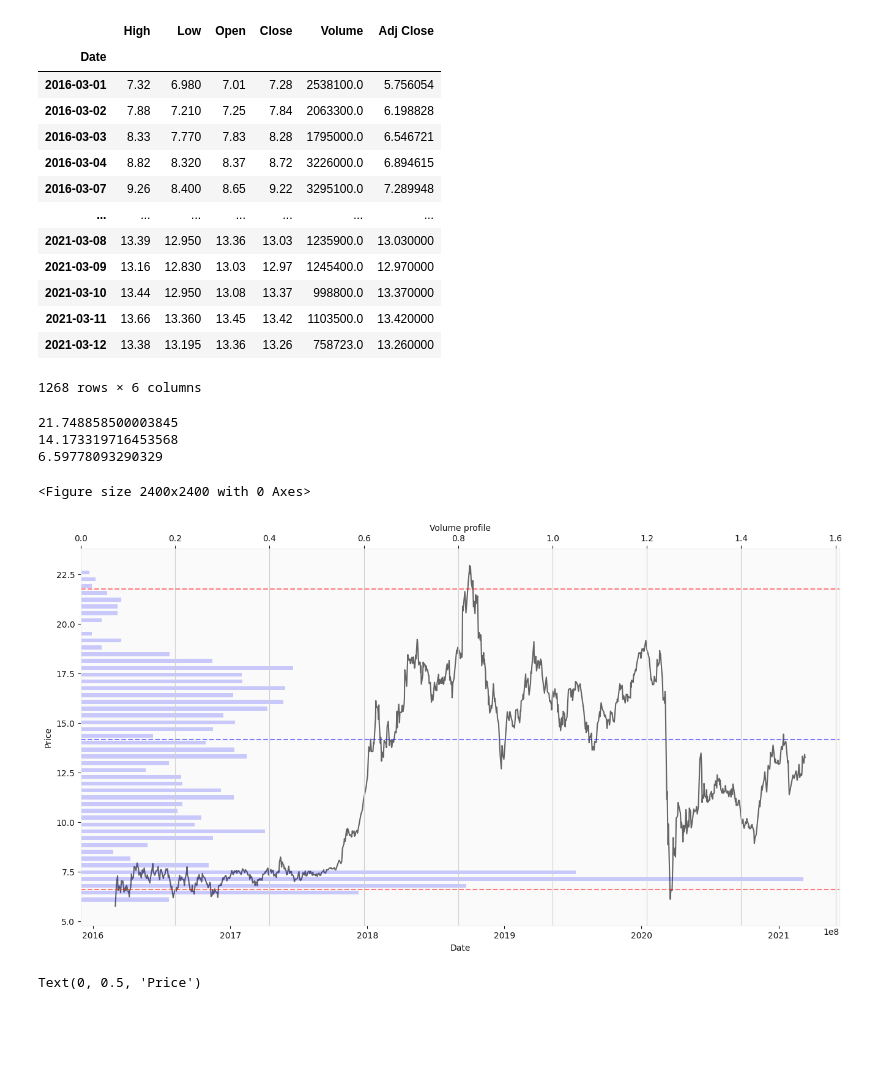
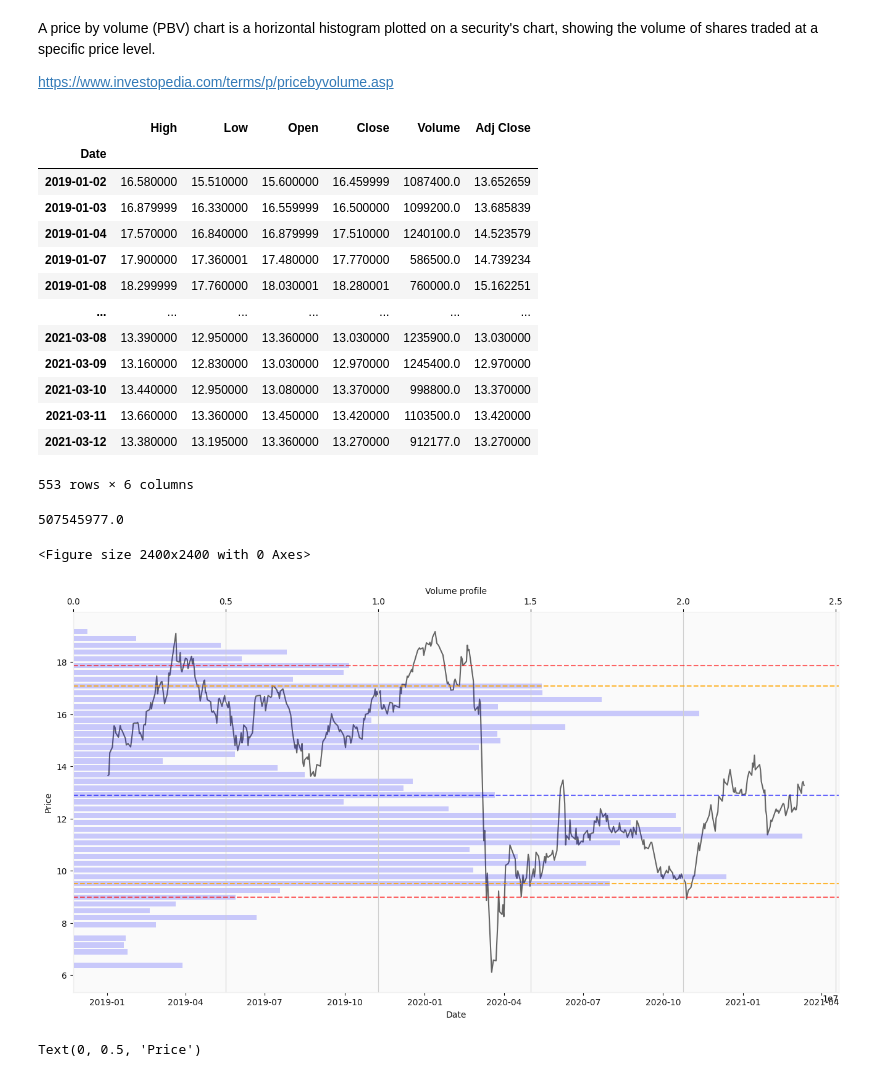
Before and after one commit to sergiocabrales/python, a Jupyter notebook: PricebyVolume.ipynb, the cells around one changed output. Cells and saved outputs as stored; diff of their text form; code cells hidden in the pictures; blank space fills up the shorter version.

```diff
--- a/PricebyVolume.ipynb
+++ b/PricebyVolume.ipynb
@@ -3,3 +5,7 @@
+# %% [markdown]
+A price by volume (PBV) chart is a horizontal histogram plotted on a security's chart, showing the volume of shares traded at a specific price level.
+
+https://www.investopedia.com/terms/p/pricebyvolume.asp
 # %%
 import pandas as pd
 import numpy as np
@@ -12,23 +18,23 @@ import datetime
 import matplotlib.pyplot as plt
 # %%
 # Get the stock quote
-df = web.DataReader('EC', data_source='yahoo',start='2016-03-01', end='2021-03-12')
+df = web.DataReader('EC', data_source='yahoo',start='2019-01-01', end='2021-03-12')
 df
 # %% [output]
 |  | High | Low | Open | Close | Volume | Adj Close |
 | Date |  |  |  |  |  |  |
-| 2016-03-01 | 7.32 | 6.980 | 7.01 | 7.28 | 2538100.0 | 5.756054 |
-| 2016-03-02 | 7.88 | 7.210 | 7.25 | 7.84 | 2063300.0 | 6.198828 |
-| 2016-03-03 | 8.33 | 7.770 | 7.83 | 8.28 | 1795000.0 | 6.546721 |
-| 2016-03-04 | 8.82 | 8.320 | 8.37 | 8.72 | 3226000.0 | 6.894615 |
-| 2016-03-07 | 9.26 | 8.400 | 8.65 | 9.22 | 3295100.0 | 7.289948 |
+| 2019-01-02 | 16.580000 | 15.510000 | 15.600000 | 16.459999 | 1087400.0 | 13.652659 |
+| 2019-01-03 | 16.879999 | 16.330000 | 16.559999 | 16.500000 | 1099200.0 | 13.685839 |
+| 2019-01-04 | 17.570000 | 16.840000 | 16.879999 | 17.510000 | 1240100.0 | 14.523579 |
+| 2019-01-07 | 17.900000 | 17.360001 | 17.480000 | 17.770000 | 586500.0 | 14.739234 |
+| 2019-01-08 | 18.299999 | 17.760000 | 18.030001 | 18.280001 | 760000.0 | 15.162251 |
 | ... | ... | ... | ... | ... | ... | ... |
-| 2021-03-08 | 13.39 | 12.950 | 13.36 | 13.03 | 1235900.0 | 13.030000 |
-| 2021-03-09 | 13.16 | 12.830 | 13.03 | 12.97 | 1245400.0 | 12.970000 |
-| 2021-03-10 | 13.44 | 12.950 | 13.08 | 13.37 | 998800.0 | 13.370000 |
-| 2021-03-11 | 13.66 | 13.360 | 13.45 | 13.42 | 1103500.0 | 13.420000 |
-| 2021-03-12 | 13.38 | 13.195 | 13.36 | 13.26 | 758723.0 | 13.260000 |
+| 2021-03-08 | 13.390000 | 12.950000 | 13.360000 | 13.030000 | 1235900.0 | 13.030000 |
+| 2021-03-09 | 13.160000 | 12.830000 | 13.030000 | 12.970000 | 1245400.0 | 12.970000 |
+| 2021-03-10 | 13.440000 | 12.950000 | 13.080000 | 13.370000 | 998800.0 | 13.370000 |
+| 2021-03-11 | 13.660000 | 13.360000 | 13.450000 | 13.420000 | 1103500.0 | 13.420000 |
+| 2021-03-12 | 13.380000 | 13.195000 | 13.360000 | 13.270000 | 912177.0 | 13.270000 |
-1268 rows × 6 columns
+553 rows × 6 columns
 # %%
 df.rename(columns={'Adj Close': 'Adj_Close'}, inplace=True)
 start_price = df['Adj_Close'].min()
@@ -60,41 +66,54 @@ while high < stop_price:
 for idx, var in enumerate(vol_array):
     #print("{}: {}".format(idx, var))
     idx_array.append(idx)
-# %%
-P95 = np.percentile(low_array, 95)
-print(P95)
-P50 = np.percentile(low_array, 50)
-print(P50)
-P05 = np.percentile(low_array, 5)
-print(P05)
-# %% [output]
-21.748858500003845
-14.173319716453568
-6.59778093290329
+# %%
+total_vol = 0
+for i in range(0,len(df)):
+  total_vol = total_vol + df['Volume'][i]
+print(total_vol)
+# %% [output]
+507545977.0
+# %%
+def tas_box(percentile):
+  vol = 0
+  for i in range(0,len(df)):
+    vol = vol + vol_array[i]
+    temp = vol/total_vol
+    if temp >= percentile:
+      return low_array[i]
+
+X95 = tas_box(0.95)
+X90 = tas_box(0.90)
+X50 = tas_box(0.50)
+X10 = tas_box(0.10)
+X05 = tas_box(0.05)
 # %%
 #price and corresponding partial volume profile
 plt.figure(figsize=(20, 20), dpi= 120, facecolor='w', edgecolor='k')
 
-#plt.subplot(321)
+#price
 fig, ax = plt.subplots(figsize=(16, 8))
 plt.plot(df.index, df['Adj_Close'], alpha=0.6, color='black')
 plt.grid()
 plt.xlabel('Date')
 plt.ylabel('Price')
 
+#PricebyVolume
 ax.twiny()
 h = int(df['Adj_Close'].max()/100) + 0.2
 plt.barh(low_array, vol_array, alpha = 0.2, color='blue', height=h)
-plt.axhline(P95, linestyle='--', alpha = 0.5, color = 'red', label='P95')
-plt.axhline(P50, linestyle='--', alpha = 0.5, color = 'blue', label='P50')
-plt.axhline(P05, linestyle='--', alpha = 0.5, color = 'red', label='P5')
+plt.axhline(X95, linestyle='--', alpha = 0.6, color = 'red')
+plt.axhline(X90, linestyle='--', alpha = 0.8, color = 'orange')
+plt.axhline(X50, linestyle='--', alpha = 0.6, color = 'blue')
+plt.axhline(X10, linestyle='--', alpha = 0.8, color = 'orange')
+plt.axhline(X05, linestyle='--', alpha = 0.6, color = 'red')
 plt.xlabel('Volume profile')
 plt.ylabel('Price')
 
 plt.show()
 # %% [output]
 <Figure size 2400x2400 with 0 Axes>
-[figure, old version]
+[figure, new version]
 # %%
 df.rename(columns={'Adj Close': 'Adj_Close'}, inplace=True)
 plt.figure(figsize=(10, 3), dpi= 120, facecolor='w', edgecolor='k')
```
Also changed, not shown: parts of 1 cell of this notebook.
